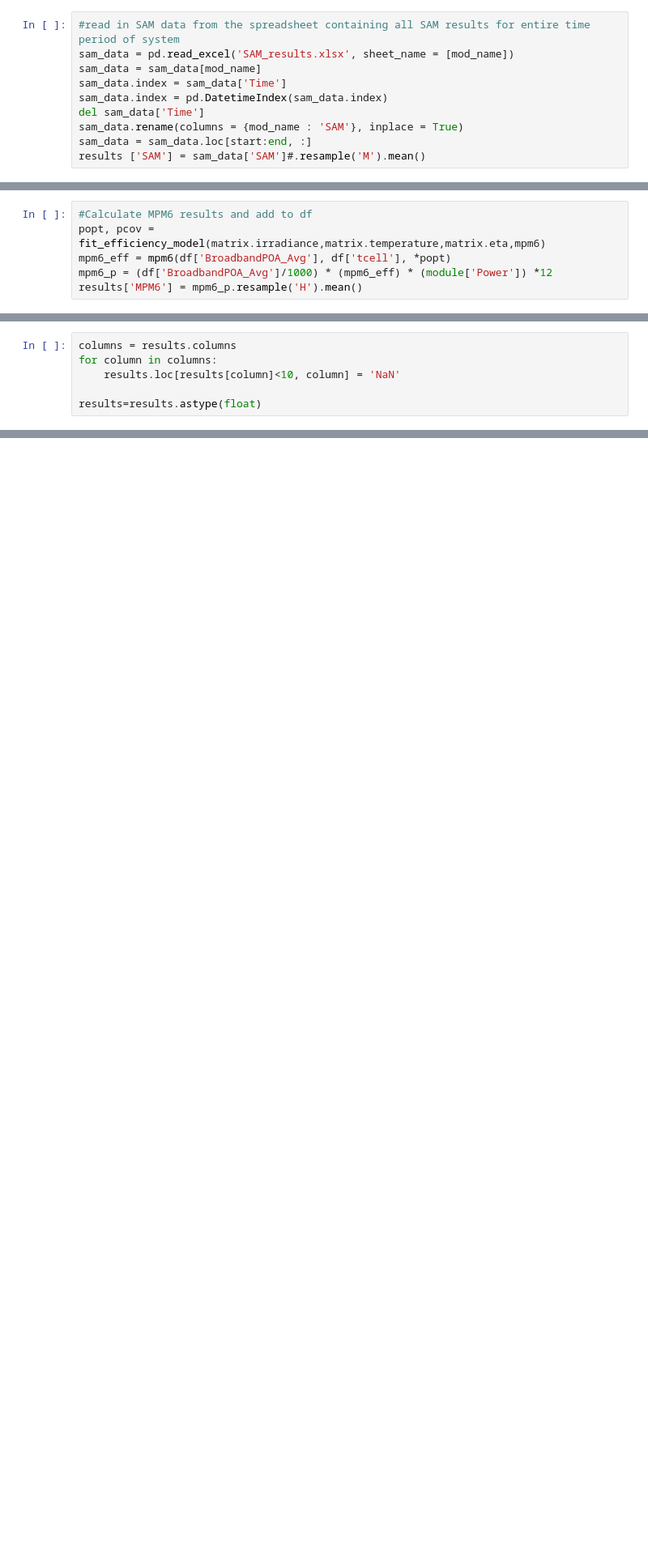
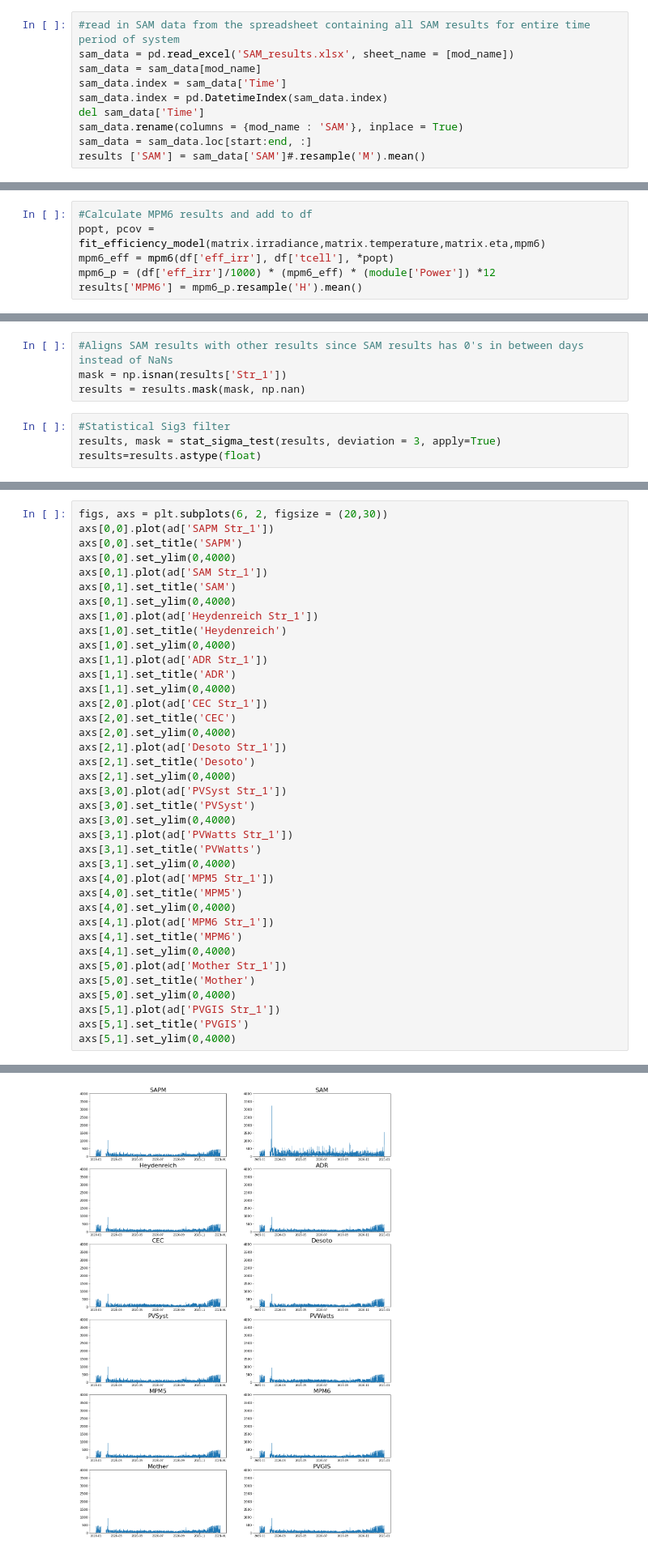
Before and after one commit to lmdeville/PV-Modeling, a Jupyter notebook: PVLT/PVLT.ipynb, the cells around one changed output, grey strips where cells are left out. Shown at 81% size. Cells and saved outputs as stored; diff of their text form; blank space fills up the shorter version.

```diff
--- a/PVLT/PVLT.ipynb
+++ b/PVLT/PVLT.ipynb
@@ -169,6 +212,6 @@ results['MPM5'] = mpm5_p.resample('H').mean()
 # %%
 #Calculate MPM6 results and add to df
 popt, pcov = fit_efficiency_model(matrix.irradiance,matrix.temperature,matrix.eta,mpm6)
-mpm6_eff = mpm6(df['BroadbandPOA_Avg'], df['tcell'], *popt)
-mpm6_p = (df['BroadbandPOA_Avg']/1000) * (mpm6_eff) * (module['Power']) *12
+mpm6_eff = mpm6(df['eff_irr'], df['tcell'], *popt)
+mpm6_p = (df['eff_irr']/1000) * (mpm6_eff) * (module['Power']) *12
 results['MPM6'] = mpm6_p.resample('H').mean()
@@ -180,6 +218,8 @@ results['SAPM'].plot()
-# %%
-columns = results.columns
-for column in columns:
-    results.loc[results[column]<10, column] = 'NaN'
-
-results=results.astype(float)
+# %%
+#Aligns SAM results with other results since SAM results has 0's in between days instead of NaNs
+mask = np.isnan(results['Str_1'])
+results = results.mask(mask, np.nan)
+# %%
+#Statistical Sig3 filter
+results, mask = stat_sigma_test(results, deviation = 3, apply=True)
+results=results.astype(float)
@@ -185,0 +297,39 @@ results=results.astype(float)
+# %%
+figs, axs = plt.subplots(6, 2, figsize = (20,30))
+axs[0,0].plot(ad['SAPM Str_1'])
+axs[0,0].set_title('SAPM')
+axs[0,0].set_ylim(0,4000)
+axs[0,1].plot(ad['SAM Str_1'])
+axs[0,1].set_title('SAM')
+axs[0,1].set_ylim(0,4000)
+axs[1,0].plot(ad['Heydenreich Str_1'])
+axs[1,0].set_title('Heydenreich')
+axs[1,0].set_ylim(0,4000)
+axs[1,1].plot(ad['ADR Str_1'])
+axs[1,1].set_title('ADR')
+axs[1,1].set_ylim(0,4000)
+axs[2,0].plot(ad['CEC Str_1'])
+axs[2,0].set_title('CEC')
+axs[2,0].set_ylim(0,4000)
+axs[2,1].plot(ad['Desoto Str_1'])
+axs[2,1].set_title('Desoto')
+axs[2,1].set_ylim(0,4000)
+axs[3,0].plot(ad['PVSyst Str_1'])
+axs[3,0].set_title('PVSyst')
+axs[3,0].set_ylim(0,4000)
+axs[3,1].plot(ad['PVWatts Str_1'])
+axs[3,1].set_title('PVWatts')
+axs[3,1].set_ylim(0,4000)
+axs[4,0].plot(ad['MPM5 Str_1'])
+axs[4,0].set_title('MPM5')
+axs[4,0].set_ylim(0,4000)
+axs[4,1].plot(ad['MPM6 Str_1'])
+axs[4,1].set_title('MPM6')
+axs[4,1].set_ylim(0,4000)
+axs[5,0].plot(ad['Mother Str_1'])
+axs[5,0].set_title('Mother')
+axs[5,0].set_ylim(0,4000)
+axs[5,1].plot(ad['PVGIS Str_1'])
+axs[5,1].set_title('PVGIS')
+axs[5,1].set_ylim(0,4000)
+# %% [output]
@@ -185,0 +337 @@ results=results.astype(float)
+[figure, added]
```
Also changed, not shown: parts of 42 cells of this notebook.
